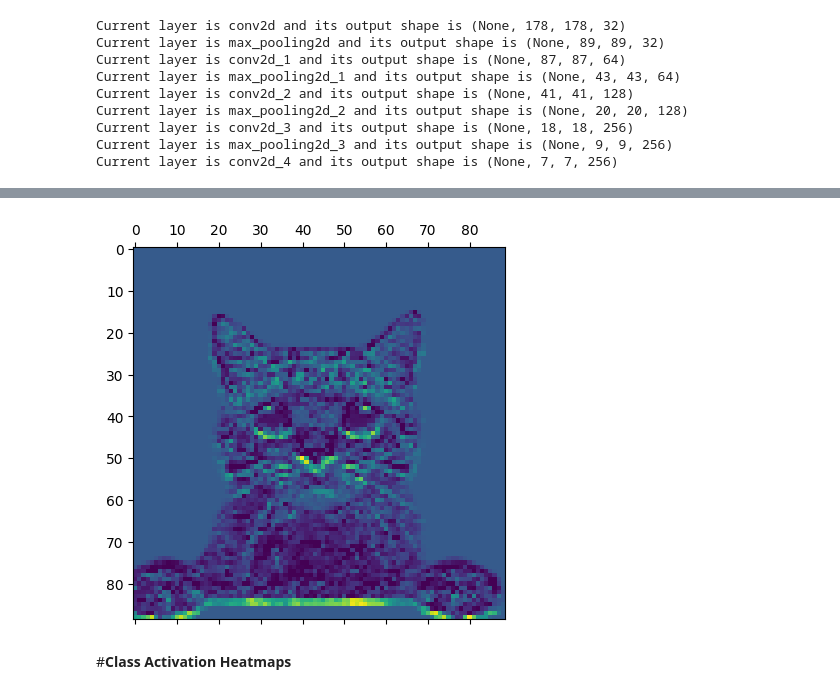
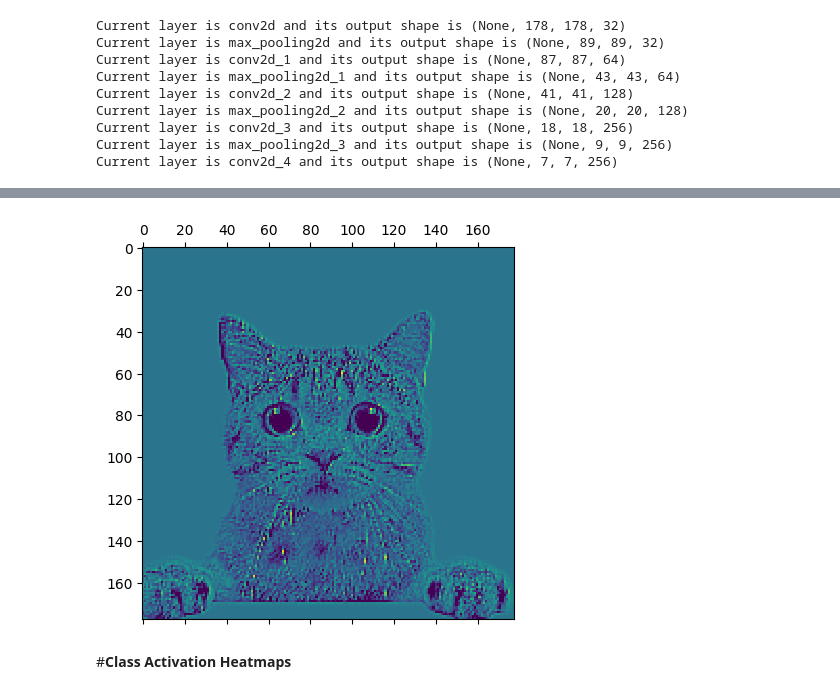
Before and after one commit to gburtch/BA865-2023, a Jupyter notebook: Lecture Materials/D/6.3 - Visualize Feature Maps.ipynb, the cells around one changed output, grey strips where cells are left out. Drawn from its saved outputs; the diff is of its cells as text; code cells hidden in the pictures.

```diff
--- a/Lecture Materials/D/6.3 - Visualize Feature Maps.ipynb
+++ b/Lecture Materials/D/6.3 - Visualize Feature Maps.ipynb
@@ -73,8 +71,8 @@ import matplotlib.pyplot as plt
 featuremaps = featuremap_model.predict(img_tensor)
 
 # What layer, and what filter do we want to look at?
-layer = 1
-filter = 3
+layer = 0
+filter = 9
 
 # Let's plot the 1st feature map from the first Convolution layer.
 # It seems to be detecting some edges.
@@ -85,4 +83,4 @@ plt.show()
-[figure, old version]
+[figure, new version]
 # %% [markdown]
 #**Class Activation Heatmaps**
 # %% [markdown]
```
Also changed, not shown: parts of 7 cells of this notebook, 1 other file.
